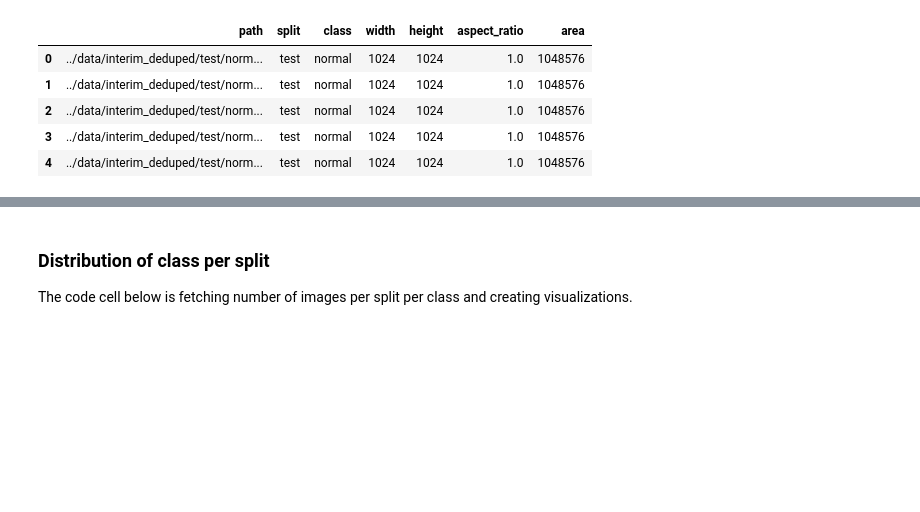
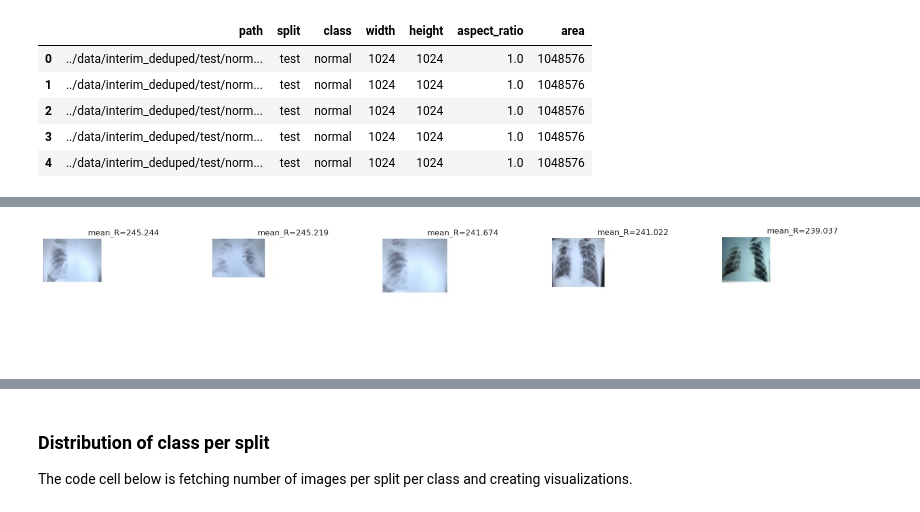
Before and after one commit to RamyGadalla/chest-xray-classification-ramygadalla, a Jupyter notebook: notebooks/01_ExploratoryDataAnaylsis.ipynb, the cells around one changed output, grey strips where cells are left out. Drawn from its saved outputs; the diff is of its cells as text; code cells hidden in the pictures; blank space fills up the shorter version.

```diff
--- a/notebooks/01_ExploratoryDataAnaylsis.ipynb
+++ b/notebooks/01_ExploratoryDataAnaylsis.ipynb
@@ -478,0 +518,17 @@ Deleted 24 images with area < 40000
+# %%
+brightest = intensity_df.sort_values("mean_R", ascending=False).head(5)
+
+fig, axes = plt.subplots(1, 5, figsize=(18, 4))
+
+for ax, (_, row) in zip(axes, brightest.iterrows()):
+    img = cv2.imread(row["path"])
+    img = cv2.cvtColor(img, cv2.COLOR_BGR2RGB)
+
+    ax.imshow(img)
+    ax.set_title(f"mean_R={row['mean_R']:.3f}")
+    ax.axis("off")
+
+plt.tight_layout()
+plt.show()
+# %% [output]
+[figure, added]
```
Also changed, not shown: parts of 30 cells of this notebook.
